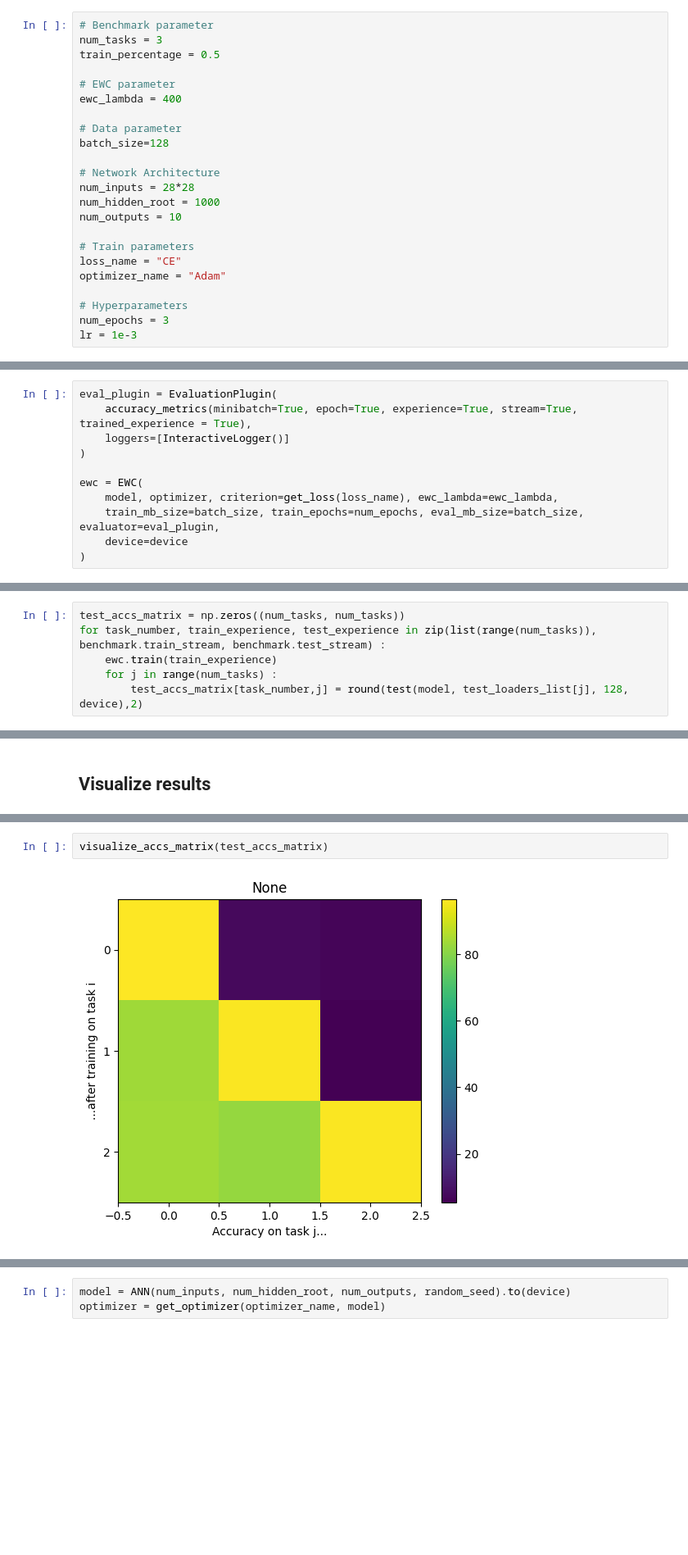
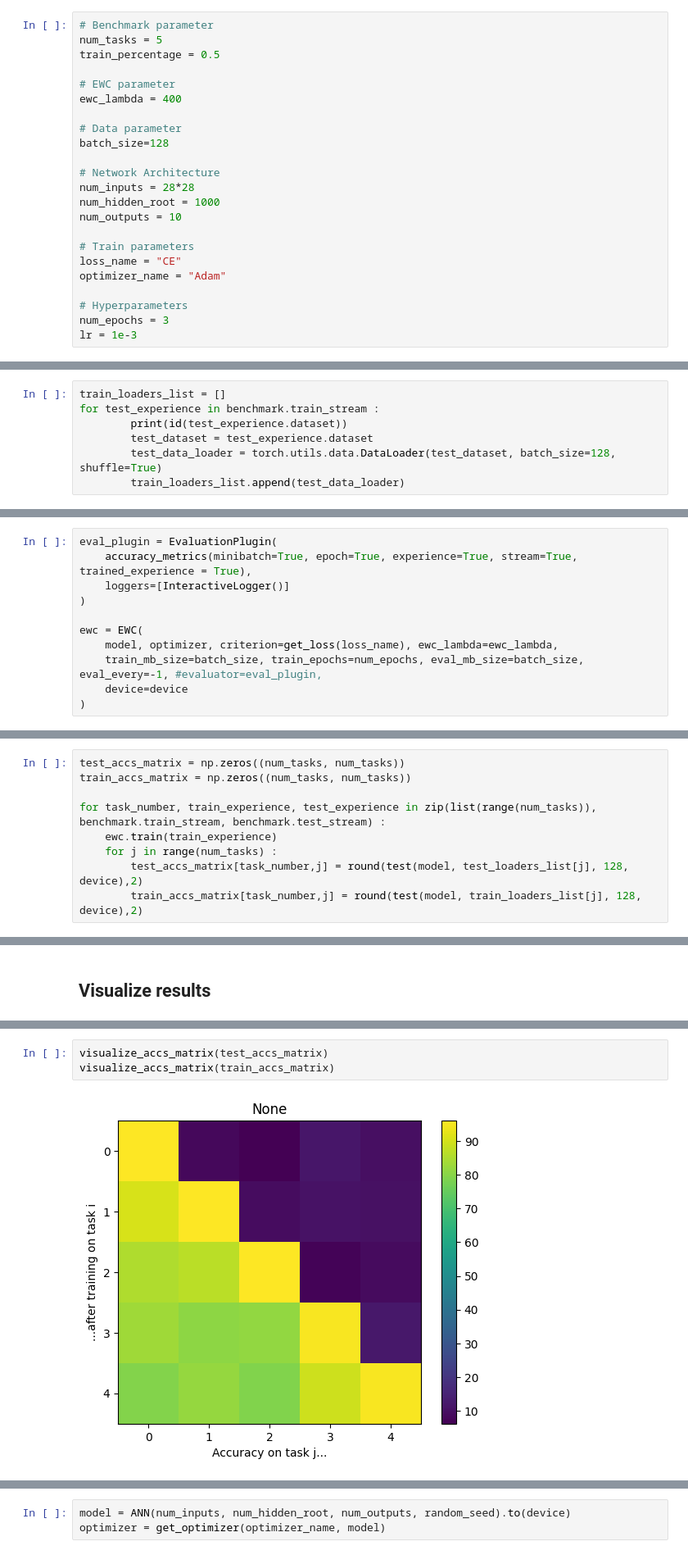
Before and after one commit to Mathisnplus1/Master-Thesis, a Jupyter notebook: Workspace/Core work/EWC_hard.ipynb, the cells around one changed output, grey strips where cells are left out. Shown at 82% size. Drawn from its saved outputs; the diff is of its cells as text; blank space fills up the shorter version.

```diff
--- a/Workspace/Core work/EWC_hard.ipynb
+++ b/Workspace/Core work/EWC_hard.ipynb
@@ -30,7 +30,7 @@ device = get_device(1)
 ## Set parameters
 # %%
 # Benchmark parameter
-num_tasks = 3
+num_tasks = 5
 train_percentage = 0.5
 
 # EWC parameter
@@ -69,0 +77,7 @@ for test_experience in benchmark.test_stream :
+# %%
+train_loaders_list = []
+for test_experience in benchmark.train_stream :
+        print(id(test_experience.dataset))
+        test_dataset = test_experience.dataset
+        test_data_loader = torch.utils.data.DataLoader(test_dataset, batch_size=128, shuffle=True)
+        train_loaders_list.append(test_data_loader)
@@ -83,7 +103,7 @@ eval_plugin = EvaluationPlugin(
 
 ewc = EWC(
     model, optimizer, criterion=get_loss(loss_name), ewc_lambda=ewc_lambda,
-    train_mb_size=batch_size, train_epochs=num_epochs, eval_mb_size=batch_size, evaluator=eval_plugin,
+    train_mb_size=batch_size, train_epochs=num_epochs, eval_mb_size=batch_size, eval_every=-1, #evaluator=eval_plugin,
     device=device
 )
 # %% [markdown]
@@ -121,10 +141,13 @@ ewc.plugins[0].importances
 defaultdict(dict, {})
 # %%
 test_accs_matrix = np.zeros((num_tasks, num_tasks))
+train_accs_matrix = np.zeros((num_tasks, num_tasks))
+
 for task_number, train_experience, test_experience in zip(list(range(num_tasks)), benchmark.train_stream, benchmark.test_stream) :
     ewc.train(train_experience)
     for j in range(num_tasks) :
         test_accs_matrix[task_number,j] = round(test(model, test_loaders_list[j], 128, device),2)
+        train_accs_matrix[task_number,j] = round(test(model, train_loaders_list[j], 128, device),2)
 # %% [output]
 -- >> Start of training phase << --
 Epoch 0 ended.
@@ -148,4 +187,5 @@ Epoch 2 ended.
 # %%
 visualize_accs_matrix(test_accs_matrix)
+visualize_accs_matrix(train_accs_matrix)
 # %% [output]
-[figure, old version]
+[figure, new version]
```
Also changed, not shown: parts of 12 cells of this notebook, 4 other files.
